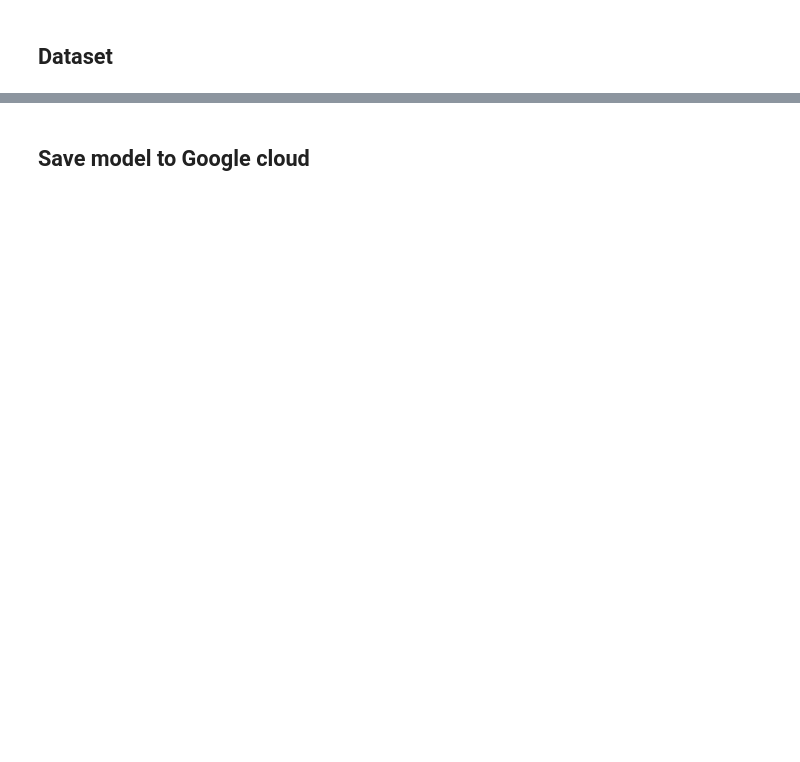
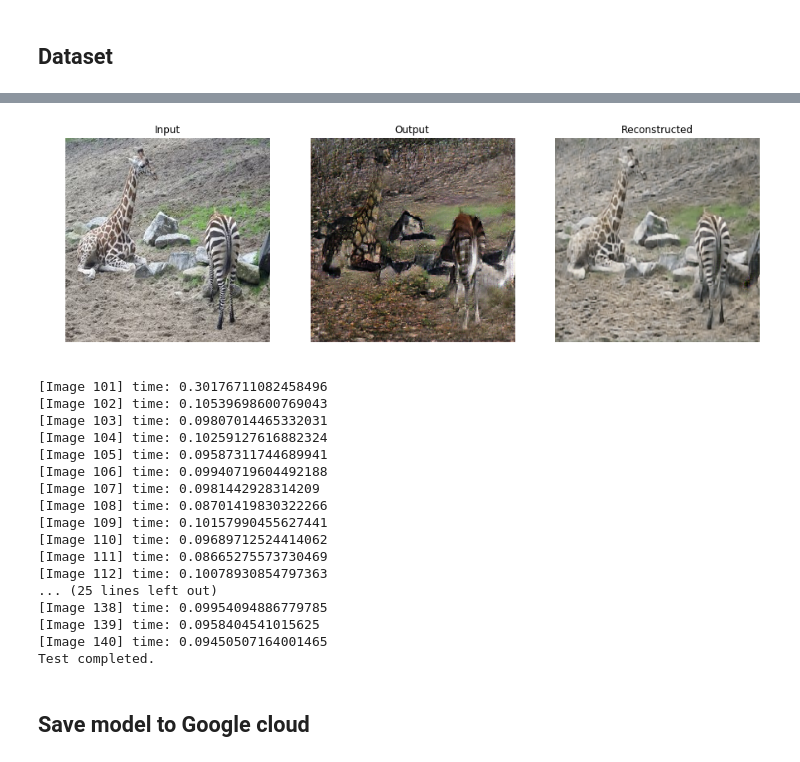
Before and after one commit to neilsun2009/CycleGAN, a Jupyter notebook: src/cycle_gan.ipynb, the cells around one changed output, grey strips where cells are left out. Cells and saved outputs as stored; diff of their text form; code cells hidden in the pictures; blank space fills up the shorter version.

```diff
--- a/src/cycle_gan.ipynb
+++ b/src/cycle_gan.ipynb
@@ -50,3 +57,25 @@ os.mkdir('./models')
+# %%
+gan.test('../dataset/horse2zebra/testB/*.jpg', '../models/20190313/model-gan.h5', is_a2b=False,
+         batch_size=1, image_save_path='../output/horse2zebra/testB/', show_image=True, show_image_every_step=50)
+# %% [output]
+[figure, added]
+[Image 101] time: 0.30176711082458496
+[Image 102] time: 0.10539698600769043
+[Image 103] time: 0.09807014465332031
+[Image 104] time: 0.10259127616882324
+[Image 105] time: 0.09587311744689941
+[Image 106] time: 0.09940719604492188
+[Image 107] time: 0.0981442928314209
+[Image 108] time: 0.08701419830322266
+[Image 109] time: 0.10157990455627441
+[Image 110] time: 0.09689712524414062
+[Image 111] time: 0.08665275573730469
+[Image 112] time: 0.10078930854797363
+... (25 lines left out)
+[Image 138] time: 0.09954094886779785
+[Image 139] time: 0.0958404541015625
+[Image 140] time: 0.09450507164001465
+Test completed.
 # %% [markdown]
 ## Save model to Google cloud
 # %%
```
Also changed, not shown: parts of 11 cells of this notebook, 5 other files.
